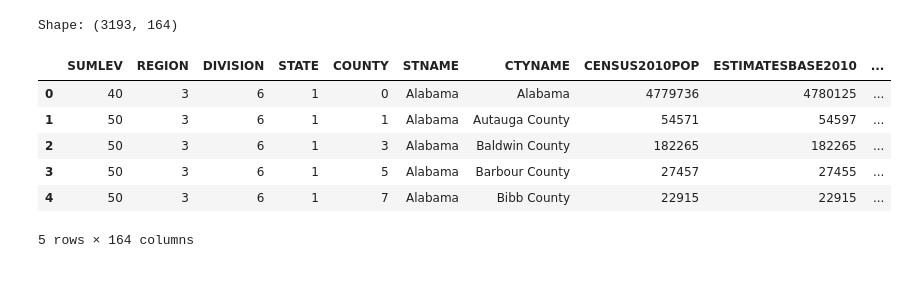
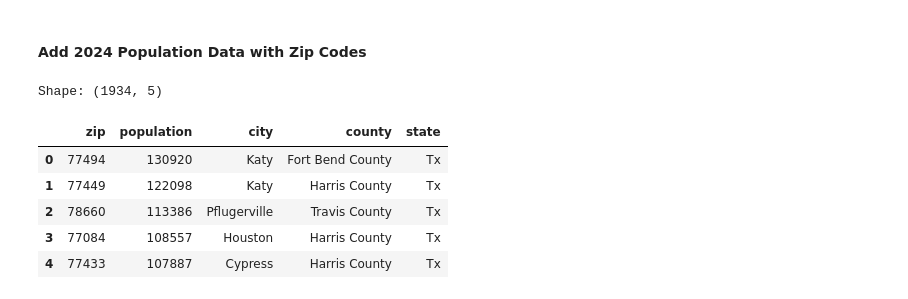
Before and after one commit to rune-encoder/Project-1, a Jupyter notebook: notebooks/individual_work/christian_exploration/data_cleaning/population_cleaning/population_cleaning.ipynb, the cells around one changed output. Saved outputs shown, nothing was run; the diff lists cells and outputs as text; code cells hidden in the pictures.

Commit message:
Merged massive population datasets for years 2010 - 2024 for tx, fl, and ca to a new cleaner datasets

```diff
--- a/notebooks/individual_work/christian_exploration/data_cleaning/population_cleaning/population_cleaning.ipynb
+++ b/notebooks/individual_work/christian_exploration/data_cleaning/population_cleaning/population_cleaning.ipynb
@@ -4,0 +310,2 @@ import pandas as pd
+# %% [markdown]
+#### Add 2024 Population Data with Zip Codes
@@ -5,18 +339,17 @@ import pandas as pd
 # %%
-# Read the data for EV registrations in California
-df = pd.read_csv(
-    Path("../../../../../data/raw_data/population_2010-2019.csv"),
+# Read the data for Texas population in 2024
+df_tx_2024 = pd.read_csv(
+    Path("../../../../../data/raw_data/tx_population_2024.csv"),
     encoding="ISO-8859-1",
 )
 
-print("Shape:", df.shape)
-display(df.head())
+print("Shape:", df_tx_2024.shape)
+display(df_tx_2024.head())
 # %% [output]
-Shape: (3193, 164)
+Shape: (1934, 5)
-|  | SUMLEV | REGION | DIVISION | STATE | COUNTY | STNAME | CTYNAME | CENSUS2010POP | ESTIMATESBASE2010 | ... |
-| 0 | 40 | 3 | 6 | 1 | 0 | Alabama | Alabama | 4779736 | 4780125 | ... |
-| 1 | 50 | 3 | 6 | 1 | 1 | Alabama | Autauga County | 54571 | 54597 | ... |
-| 2 | 50 | 3 | 6 | 1 | 3 | Alabama | Baldwin County | 182265 | 182265 | ... |
-| 3 | 50 | 3 | 6 | 1 | 5 | Alabama | Barbour County | 27457 | 27455 | ... |
-| 4 | 50 | 3 | 6 | 1 | 7 | Alabama | Bibb County | 22915 | 22915 | ... |
+|  | zip | population | city | county | state |
+| 0 | 77494 | 130920 | Katy | Fort Bend County | Tx |
+| 1 | 77449 | 122098 | Katy | Harris County | Tx |
+| 2 | 78660 | 113386 | Pflugerville | Travis County | Tx |
+| 3 | 77084 | 108557 | Houston | Harris County | Tx |
+| 4 | 77433 | 107887 | Cypress | Harris County | Tx |
-5 rows × 164 columns
```
Also changed, not shown: parts of 21 cells of this notebook, 4 other files.
